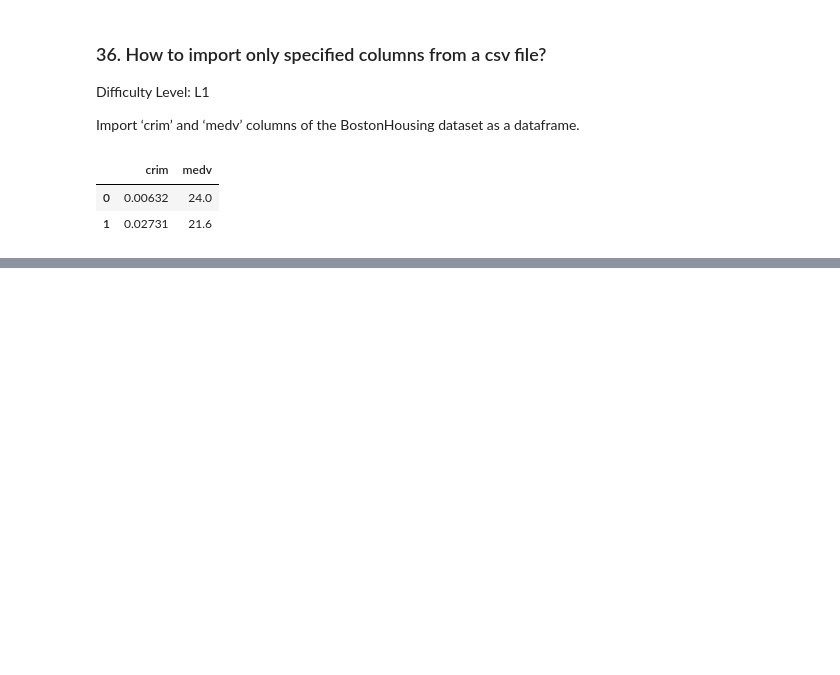
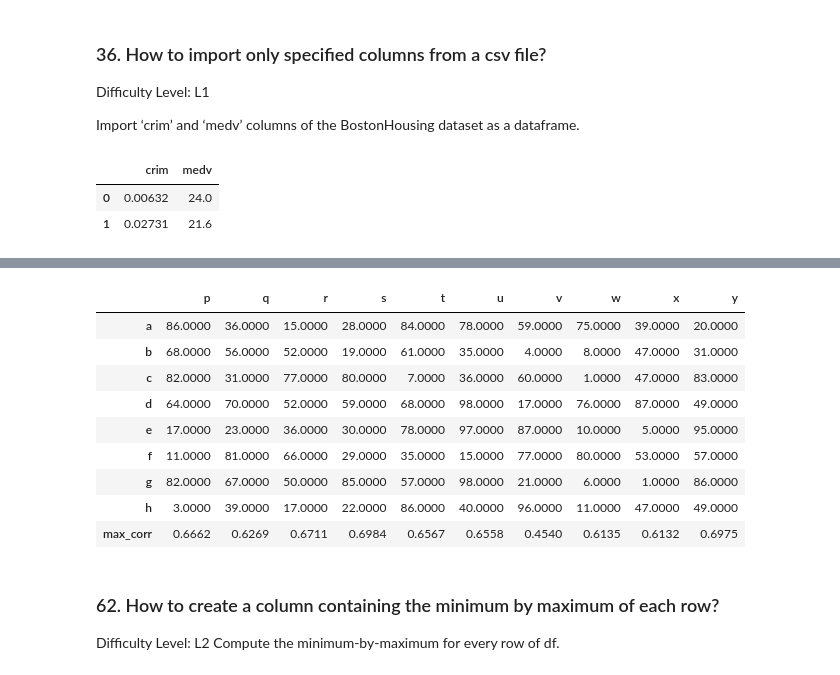
Before and after one commit to paulooctavio/101-pandas-exercises-for-da, a Jupyter notebook: 101 Pandas Exercises for Data Analysis.ipynb, the cells around one changed output, grey strips where cells are left out. Saved outputs shown, nothing was run; the diff lists cells and outputs as text; code cells hidden in the pictures; blank space fills up the shorter version.

```diff
--- a/101 Pandas Exercises for Data Analysis.ipynb
+++ b/101 Pandas Exercises for Data Analysis.ipynb
@@ -902,0 +1608,5 @@ df.head(2)
+# %%
+for i in df.index:
+    dists = np.sqrt(((df - df.loc[i])**2).sum(axis=1)).drop(i)
+    min_dist, argmin_dist = dists.min(), dists.argmin()
+    df.loc[i, ['dist', 'nearest_row']] = min_dist, argmin_dist
@@ -902,0 +1616,10 @@ df.head(2)
+# %%
+# Input
+
+df = pd.DataFrame(np.random.randint(1,100, 80).reshape(8, -1), columns=list('pqrstuvwxy'), index=list('abcdefgh'))
+# %%
+def corr(x, y):
+    x_mean, y_mean = x.mean(), y.mean()
+    x_mean_diff, y_mean_diff = x - x_mean, y - y_mean
+    corr =  (x_mean_diff * y_mean_diff).sum() / np.sqrt((x_mean_diff**2).sum() * (y_mean_diff**2).sum())
+    return corr
@@ -902,0 +1638,22 @@ df.head(2)
+# %%
+df_mean_diff = df - df.mean()
+for i in df.columns:
+    corr = df.mul(df_mean_diff[i], axis=0).sum() / np.sqrt((df_mean_diff[i]**2).sum() * (df_mean_diff**2).sum())
+    max_corr = corr.drop(i).max()
+    df.loc['max_corr', i] = max_corr
+# %%
+df
+# %% [output]
+|  | p | q | r | s | t | u | v | w | x | y |
+| a | 86.0000 | 36.0000 | 15.0000 | 28.0000 | 84.0000 | 78.0000 | 59.0000 | 75.0000 | 39.0000 | 20.0000 |
+| b | 68.0000 | 56.0000 | 52.0000 | 19.0000 | 61.0000 | 35.0000 | 4.0000 | 8.0000 | 47.0000 | 31.0000 |
+| c | 82.0000 | 31.0000 | 77.0000 | 80.0000 | 7.0000 | 36.0000 | 60.0000 | 1.0000 | 47.0000 | 83.0000 |
+| d | 64.0000 | 70.0000 | 52.0000 | 59.0000 | 68.0000 | 98.0000 | 17.0000 | 76.0000 | 87.0000 | 49.0000 |
+| e | 17.0000 | 23.0000 | 36.0000 | 30.0000 | 78.0000 | 97.0000 | 87.0000 | 10.0000 | 5.0000 | 95.0000 |
+| f | 11.0000 | 81.0000 | 66.0000 | 29.0000 | 35.0000 | 15.0000 | 77.0000 | 80.0000 | 53.0000 | 57.0000 |
+| g | 82.0000 | 67.0000 | 50.0000 | 85.0000 | 57.0000 | 98.0000 | 21.0000 | 6.0000 | 1.0000 | 86.0000 |
+| h | 3.0000 | 39.0000 | 17.0000 | 22.0000 | 86.0000 | 40.0000 | 96.0000 | 11.0000 | 47.0000 | 49.0000 |
+| max_corr | 0.6662 | 0.6269 | 0.6711 | 0.6984 | 0.6567 | 0.6558 | 0.4540 | 0.6135 | 0.6132 | 0.6975 |
+# %% [markdown]
+### 62. How to create a column containing the minimum by maximum of each row?
+Difficulty Level: L2 Compute the minimum-by-maximum for every row of df.
```
Also changed, not shown: parts of 99 cells of this notebook.
